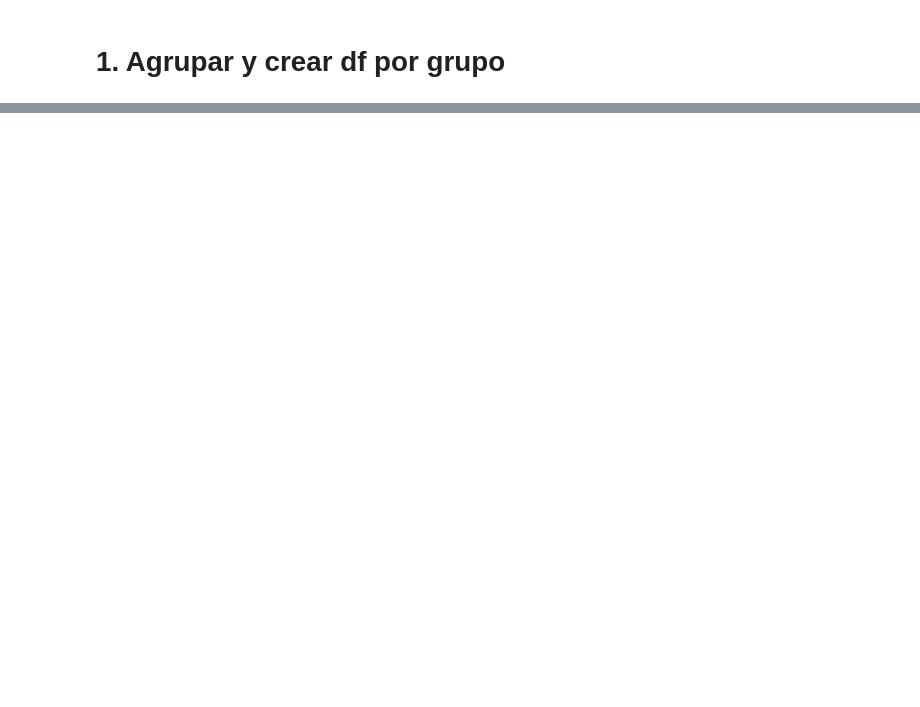
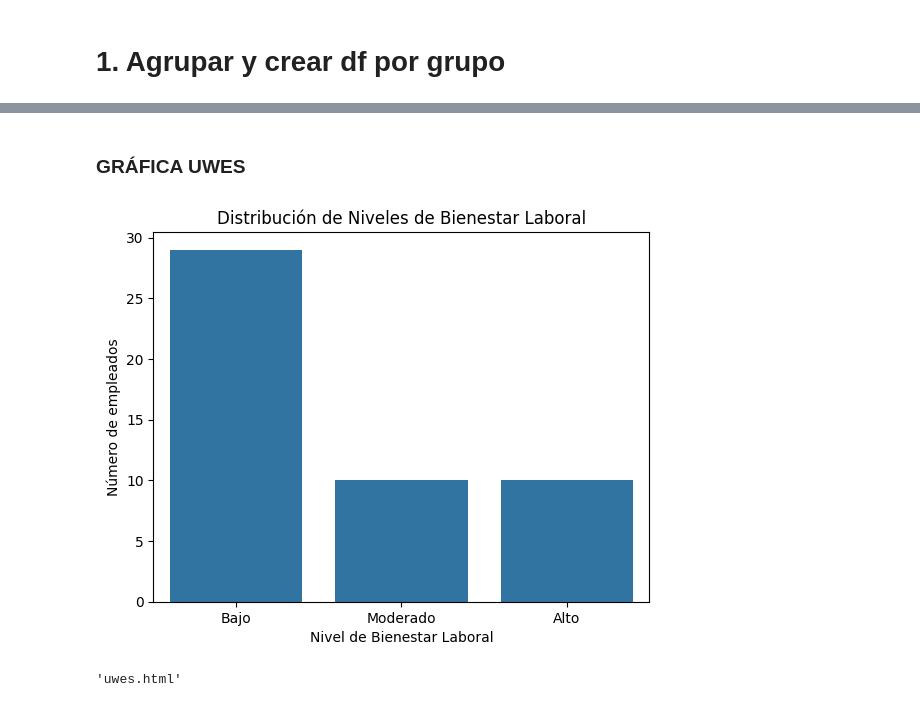
Before and after one commit to 0JCRG0/RetoCompletamente, a Jupyter notebook: DreamedJobAI/Reto_1.ipynb, the cells around one changed output, grey strips where cells are left out. Drawn from its saved outputs; the diff is of its cells as text; code cells hidden in the pictures; blank space fills up the shorter version.

```diff
--- a/DreamedJobAI/Reto_1.ipynb
+++ b/DreamedJobAI/Reto_1.ipynb
@@ -534,0 +569,4 @@ plot(fig, filename='scatter_plot.html')
+# %%
+uwes_formulario_df.replace(r'^\s*$', np.nan, regex=True, inplace=True)
+uwes_formulario_df = uwes_formulario_df.fillna(0)
+uwes_formulario_df.head()
@@ -534,0 +590,10 @@ plot(fig, filename='scatter_plot.html')
+# %%
+#Calcula el total
+for col in uwes_formulario_df.columns[1:]:
+    uwes_formulario_df[col] = pd.to_numeric(uwes_formulario_df[col], errors='coerce')
+
+uwes_formulario_df['ValorTotalBienestarLaboral'] = uwes_formulario_df.iloc[:, 1:].sum(axis=1)
+
+uwes_formulario_df['ValorTotalBienestarLaboral'] = uwes_formulario_df['ValorTotalBienestarLaboral'].astype('Int64')
+
+uwes_formulario_df.head()
@@ -534,0 +607,6 @@ plot(fig, filename='scatter_plot.html')
+# %%
+uwes_formulario_matrix_columns = [0, -1]
+
+uwes_formulario_matrix_df = uwes_formulario_df.iloc[:, uwes_formulario_matrix_columns].copy()
+
+uwes_formulario_matrix_df.head()
@@ -534,0 +620,11 @@ plot(fig, filename='scatter_plot.html')
+# %%
+def categorize_uwes(value):
+    if value <= 17:
+        return 'Bajo'
+    elif 18 <= value <= 35:
+        return 'Moderado'
+    else:
+        return 'Alto'
+
+uwes_formulario_matrix_df['prioridad'] = uwes_formulario_matrix_df['ValorTotalBienestarLaboral'].apply(categorize_uwes)
+uwes_formulario_matrix_df.head()
@@ -534,0 +638,10 @@ plot(fig, filename='scatter_plot.html')
+# %% [markdown]
+### GRÁFICA UWES
+# %%
+sns.countplot(x='prioridad', data=uwes_formulario_matrix_df, order=['Bajo', 'Moderado', 'Alto'])
+plt.title('Distribución de Niveles de Bienestar Laboral')
+plt.xlabel('Nivel de Bienestar Laboral')
+plt.ylabel('Número de empleados')
+plt.show()
+# %% [output]
+[figure, added]
@@ -534,0 +650,24 @@ plot(fig, filename='scatter_plot.html')
+# %%
+fig = px.scatter(
+    uwes_formulario_matrix_df,
+    x='ID',
+    y='ValorTotalBienestarLaboral',
+    color='prioridad',
+    color_discrete_map={
+        'Alto': 'green',
+        'Moderado': 'yellow',
+        'Bajo': 'red'
+    },
+    hover_data=['ID']
+)
+
+fig.update_layout(
+    title='Niveles de Bienestar Laboral por ID',
+    xaxis_title='ID',
+    yaxis_title='ValorTotalBienestarLaboral',
+    legend_title='Nivel de Bienestar Laboral'
+)
+
+plot(fig, filename='uwes.html')
+# %% [output]
+'uwes.html'
```
Also changed, not shown: parts of 65 cells of this notebook, 4 other files.
